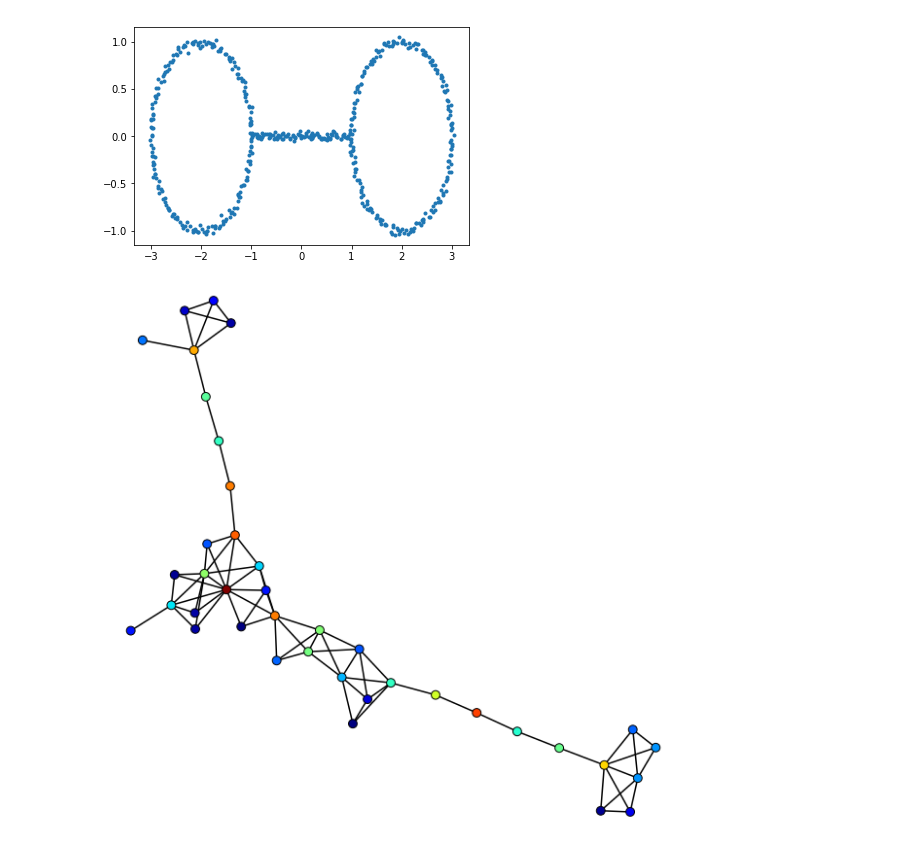
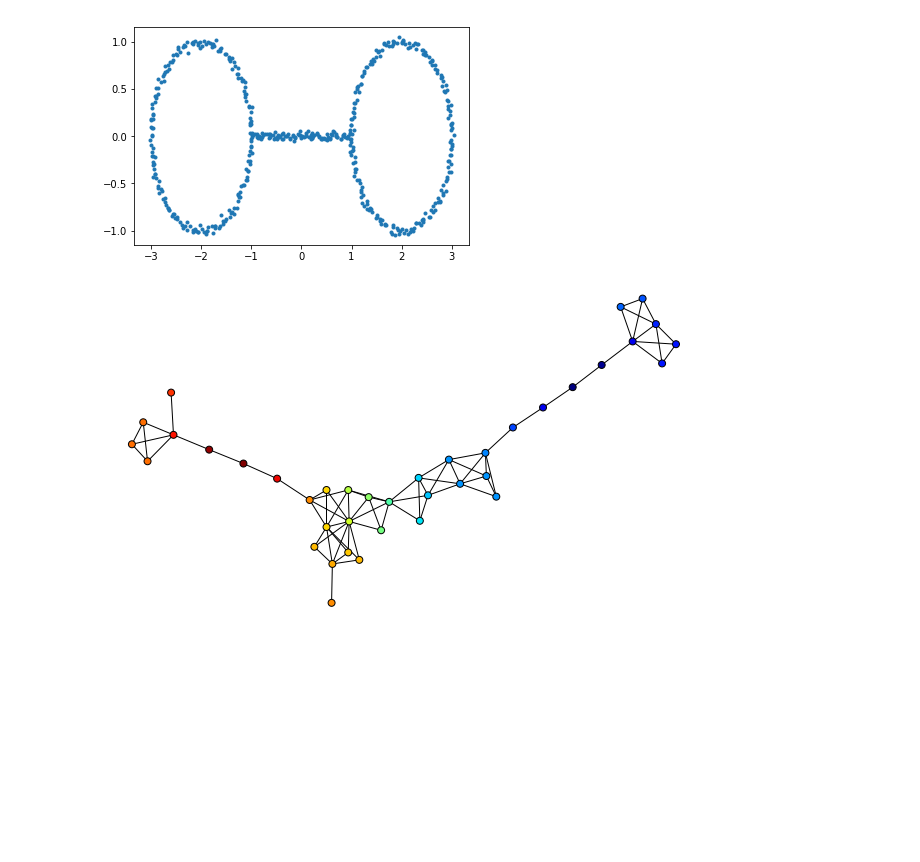
Before and after one commit to wsu-wacs/pythd, a Jupyter notebook: notebooks/MAPPER tSNE.ipynb, the cells around one changed output. Saved outputs shown, nothing was run; the diff lists cells and outputs as text; code cells hidden in the pictures; blank space fills up the shorter version.

Commit message:
add support for simple node colorings

```diff
--- a/notebooks/MAPPER tSNE.ipynb
+++ b/notebooks/MAPPER tSNE.ipynb
@@ -31,9 +31,13 @@ mapper = pythd.mapper.MAPPER(filter=filt, cover=cover, clustering=clustering)
 res = mapper.run(dataset, f_x=f_x)
 # %%
 # Layout and plot
+reload(pythd)
 reload(pythd.plotting)
+reload(pythd.coloring)
 g = res.get_igraph_network()
 layout = g.layout_kamada_kawai()
-pythd.plotting.draw_topological_network(res.compute_k_skeleton(k=1), layout)
+network = res.compute_k_skeleton(k=1)
+coloring = pythd.coloring.create_node_coloring(f_x[:,0], network)
+pythd.plotting.draw_topological_network(network, layout, node_coloring=coloring)
 # %% [output]
-[figure, old version]
+[figure, new version]
```
Also changed, not shown: 3 other files.
